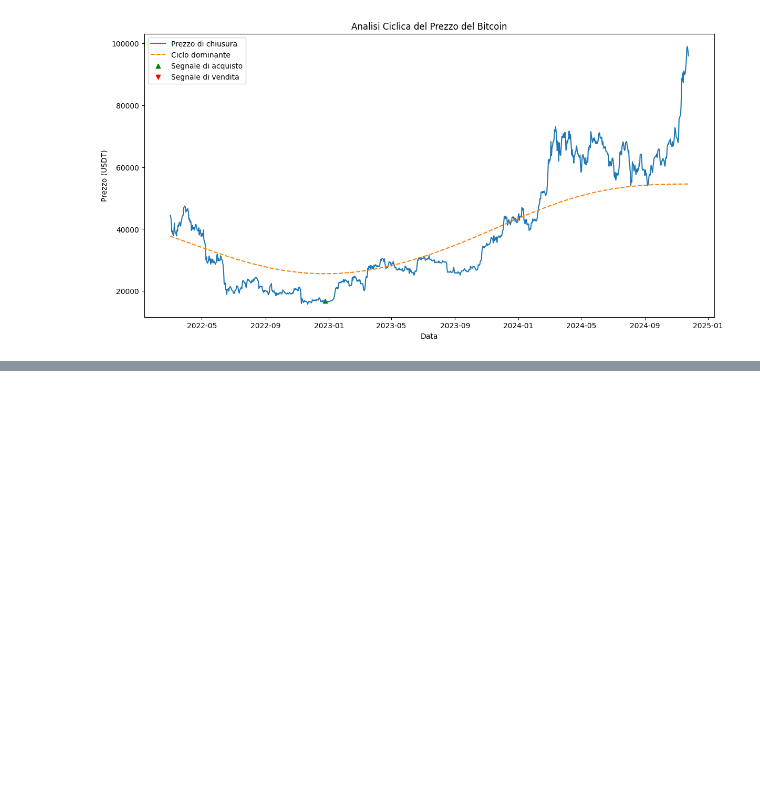
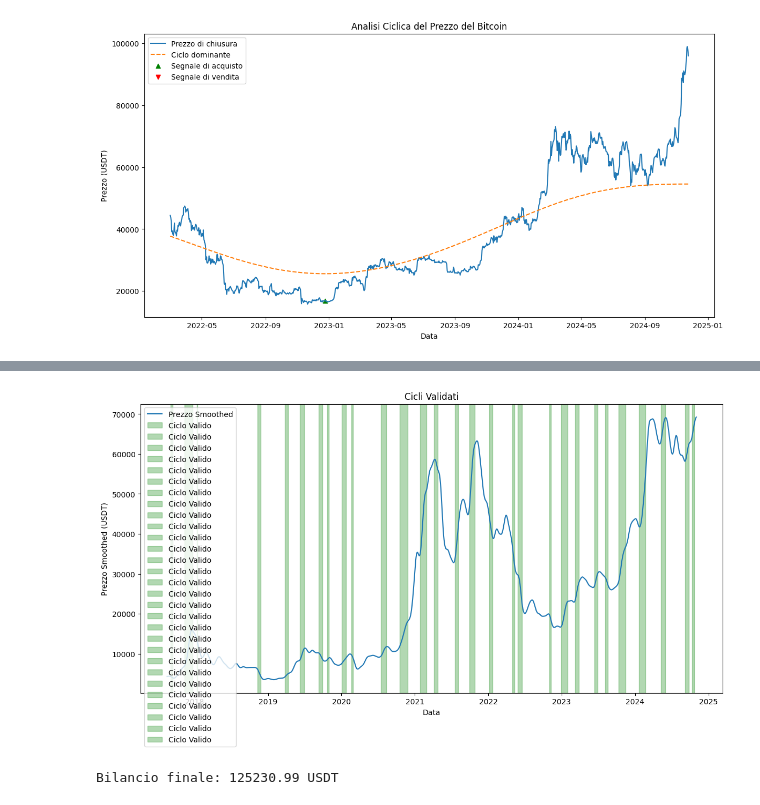
Before and after one commit to AleImbri/Crypto-machine-learning, a Jupyter notebook: Analisi ciclica.ipynb, the cells around one changed output, grey strips where cells are left out. Cells and saved outputs as stored; diff of their text form; code cells hidden in the pictures; blank space fills up the shorter version.

```diff
--- a/Analisi ciclica.ipynb
+++ b/Analisi ciclica.ipynb
@@ -221,0 +527,15 @@ plt.show()
+# %%
+def filter_cycles_by_price(data, cycles, min_price_change=5):
+    refined_cycles = []
+    for cycle in cycles:
+        if cycle['type'] == 'valid' and cycle['end'] is not None:
+            price_start = data.loc[cycle['start'], 'close']
+            price_end = data.loc[cycle['end'], 'close']
+            price_change = abs(price_end - price_start) / price_start * 100  # Variazione percentuale
+            if price_change >= min_price_change:
+                refined_cycles.append(cycle)
+    return refined_cycles
+
+# Filtra i cicli validi
+cycles = filter_cycles_by_price(data, cycles, min_price_change=10)  # Almeno il 10% di variazione
+cycles
@@ -221,0 +560,13 @@ plt.show()
+# %%
+def penalize_frequent_cycles(cycles, min_gap=10):
+    refined_cycles = []
+    last_end = None
+    for cycle in cycles:
+        if last_end is None or (cycle['start'] - last_end).days >= min_gap:
+            refined_cycles.append(cycle)
+        last_end = cycle['end']
+    return refined_cycles
+
+# Penalizza i cicli sovrapposti
+cycles = penalize_frequent_cycles(cycles, min_gap=15)  # Almeno 15 giorni di distanza tra i cicli
+cycles
@@ -221,0 +591,26 @@ plt.show()
+# %%
+plot_cycles(data, cycles)
+# %% [output]
+[figure, added]
+# %%
+def backtest(data):
+    balance = 1000  # Capitale iniziale in USDT
+    position = 0  # Bitcoin posseduti
+    for i in range(len(data)):
+        if data['signal'].iloc[i] == 1:  # Compra
+            if balance > 0:
+                position = balance / data['close'].iloc[i]
+                balance = 0
+        elif data['signal'].iloc[i] == -1:  # Vendi
+            if position > 0:
+                balance = position * data['close'].iloc[i]
+                position = 0
+    # Valore finale (se rimangono Bitcoin non venduti)
+    final_balance = balance + (position * data['close'].iloc[-1])
+    return final_balance
+
+# Esegui il backtest
+final_balance = backtest(data)
+print(f"Bilancio finale: {final_balance:.2f} USDT")
+# %% [output]
+Bilancio finale: 125230.99 USDT
```
Also changed, not shown: parts of 16 cells of this notebook.
